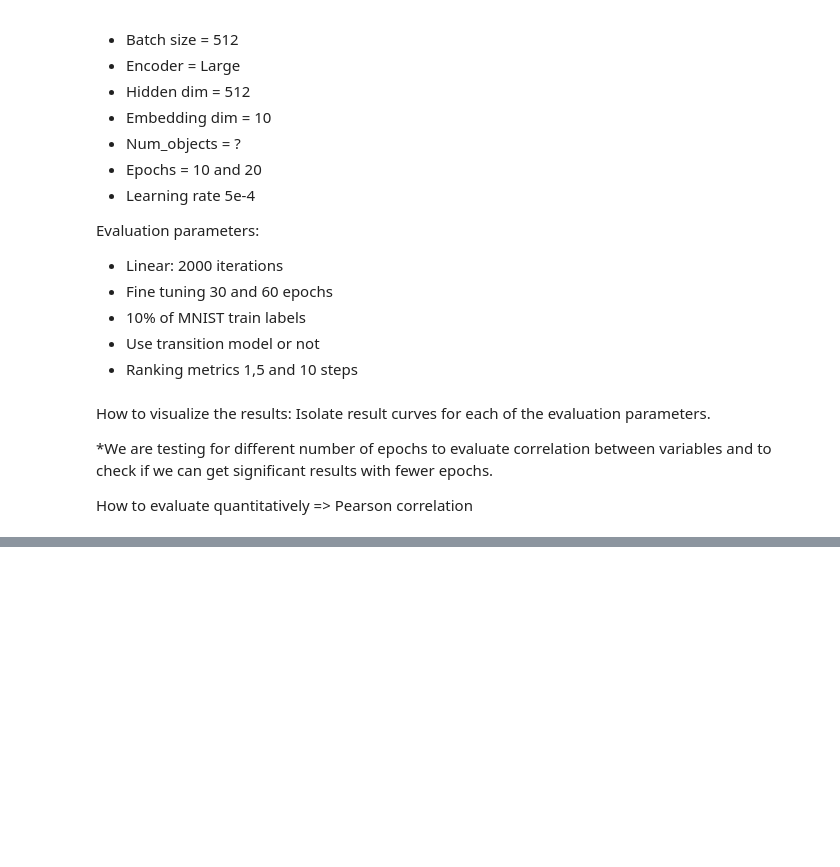
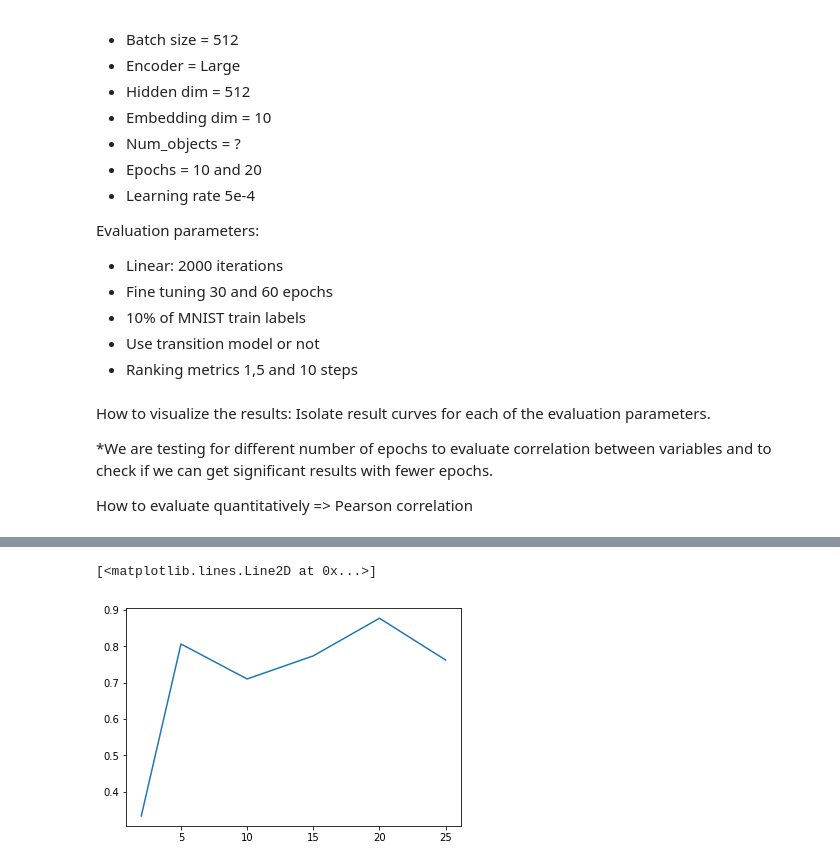
Before and after one commit to gabrielsluz/c-swm, a Jupyter notebook: Experiments.ipynb, the cells around one changed output, grey strips where cells are left out. Drawn from its saved outputs; the diff is of its cells as text; code cells hidden in the pictures; blank space fills up the shorter version.

```diff
--- a/Experiments.ipynb
+++ b/Experiments.ipynb
@@ -149 +160,9 @@ Duplicate
+# %%
+params = ['epochs', 'use_trans_model']
+values = [10, 'False']
+found_key = get_param_key(params, values, results)
+plt.plot(results[found_key]['FineTuning10pc30epochs']['num_objects'][:6], results[found_key]['FineTuning10pc30epochs']['result'][:6])
+# %% [output]
+[<matplotlib.lines.Line2D at 0x...>]
+[figure, added]
 # %%
```
Also changed, not shown: parts of 4 cells of this notebook.
